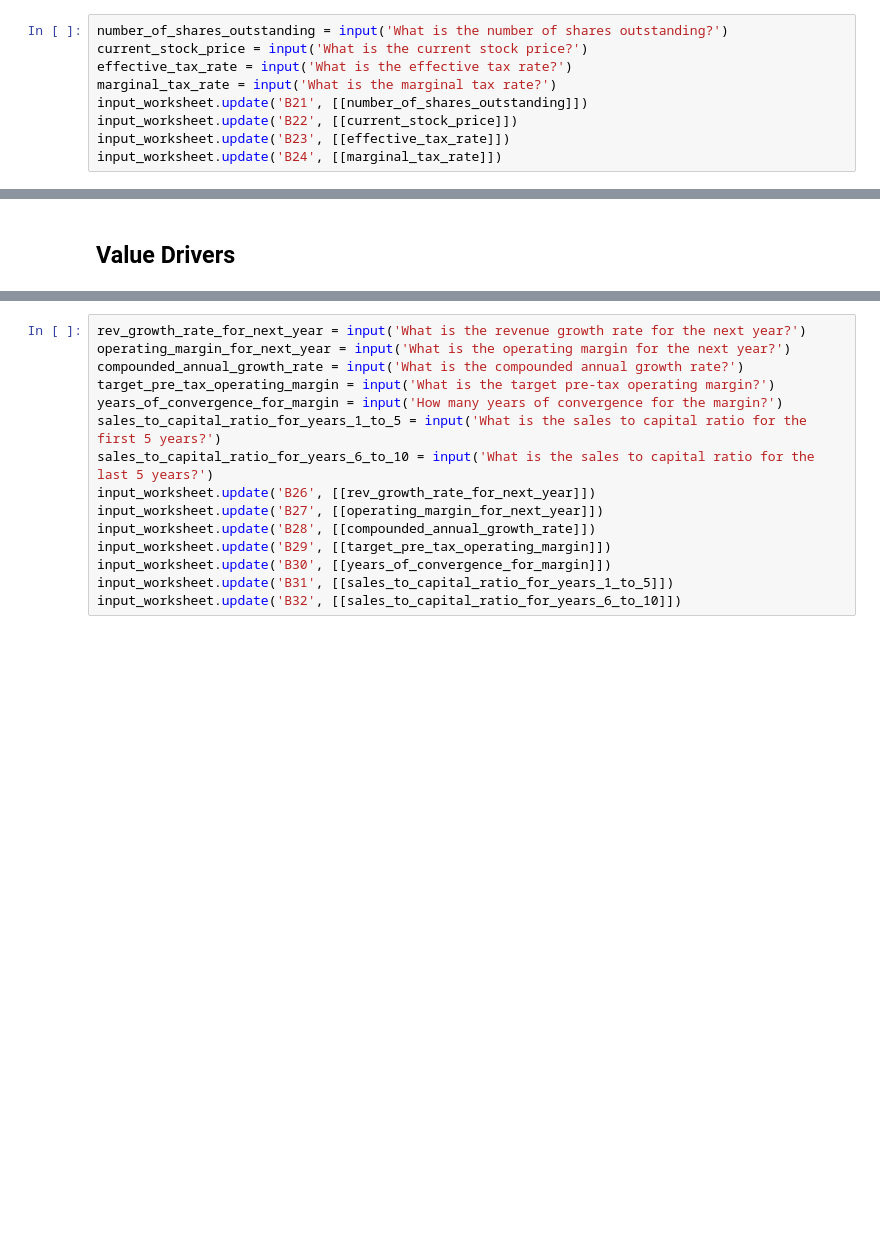
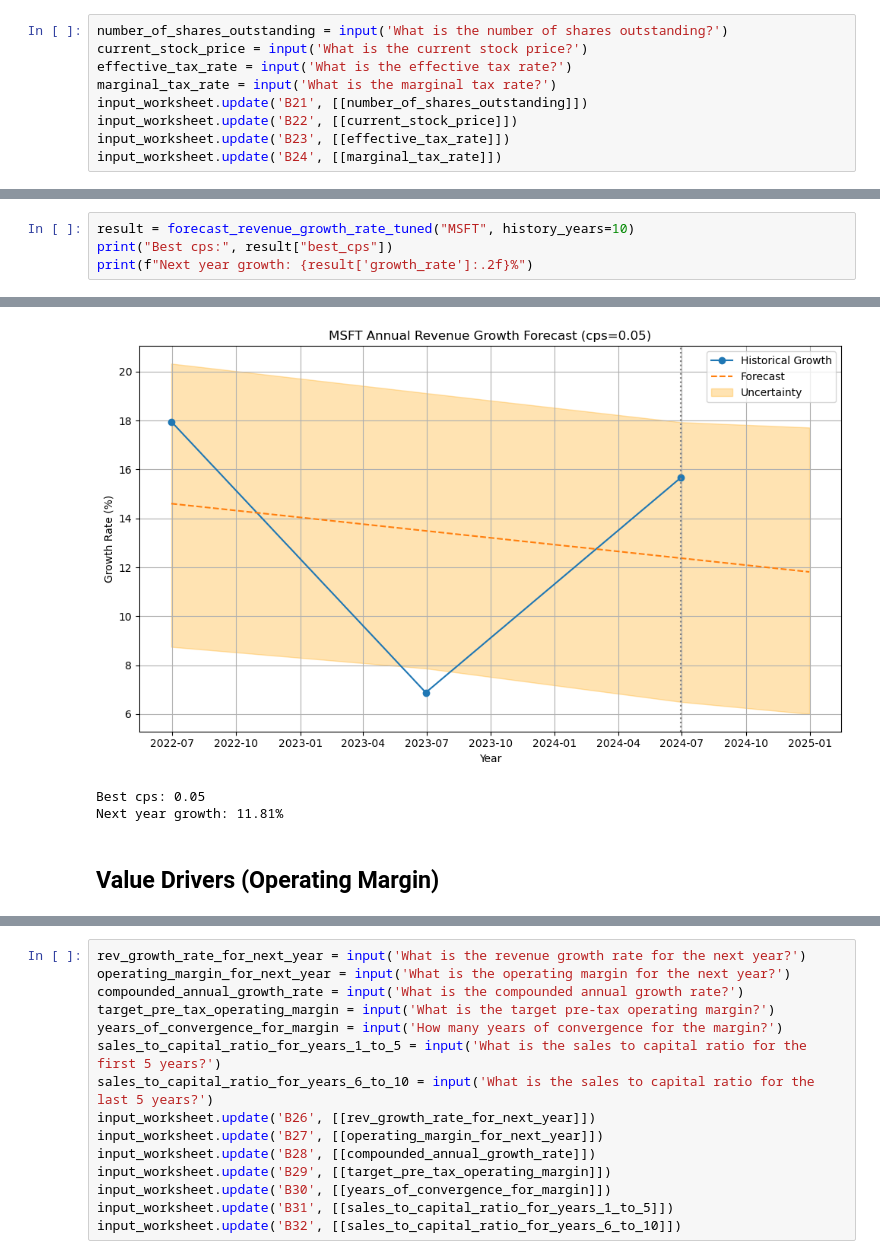
Before and after one commit to Chen-zexi/LangAlpha, a Jupyter notebook: notebooks/ginzu_interface.ipynb, the cells around one changed output, grey strips where cells are left out. Cells and saved outputs as stored; diff of their text form; blank space fills up the shorter version.

```diff
--- a/notebooks/ginzu_interface.ipynb
+++ b/notebooks/ginzu_interface.ipynb
@@ -170,0 +493,5 @@ input_worksheet.update('B24', [[marginal_tax_rate]])
+# %%
+result = forecast_revenue_growth_rate_tuned("MSFT", history_years=10)
+print("Best cps:", result["best_cps"])
+print(f"Next year growth: {result['growth_rate']:.2f}%")
+# %% [output]
@@ -171,2 +510,5 @@ input_worksheet.update('B24', [[marginal_tax_rate]])
+[figure, added]
+Best cps: 0.05
+Next year growth: 11.81%
 # %% [markdown]
-## Value Drivers
+## Value Drivers (Operating Margin)
```
Also changed, not shown: parts of 15 cells of this notebook, 1 other file.
